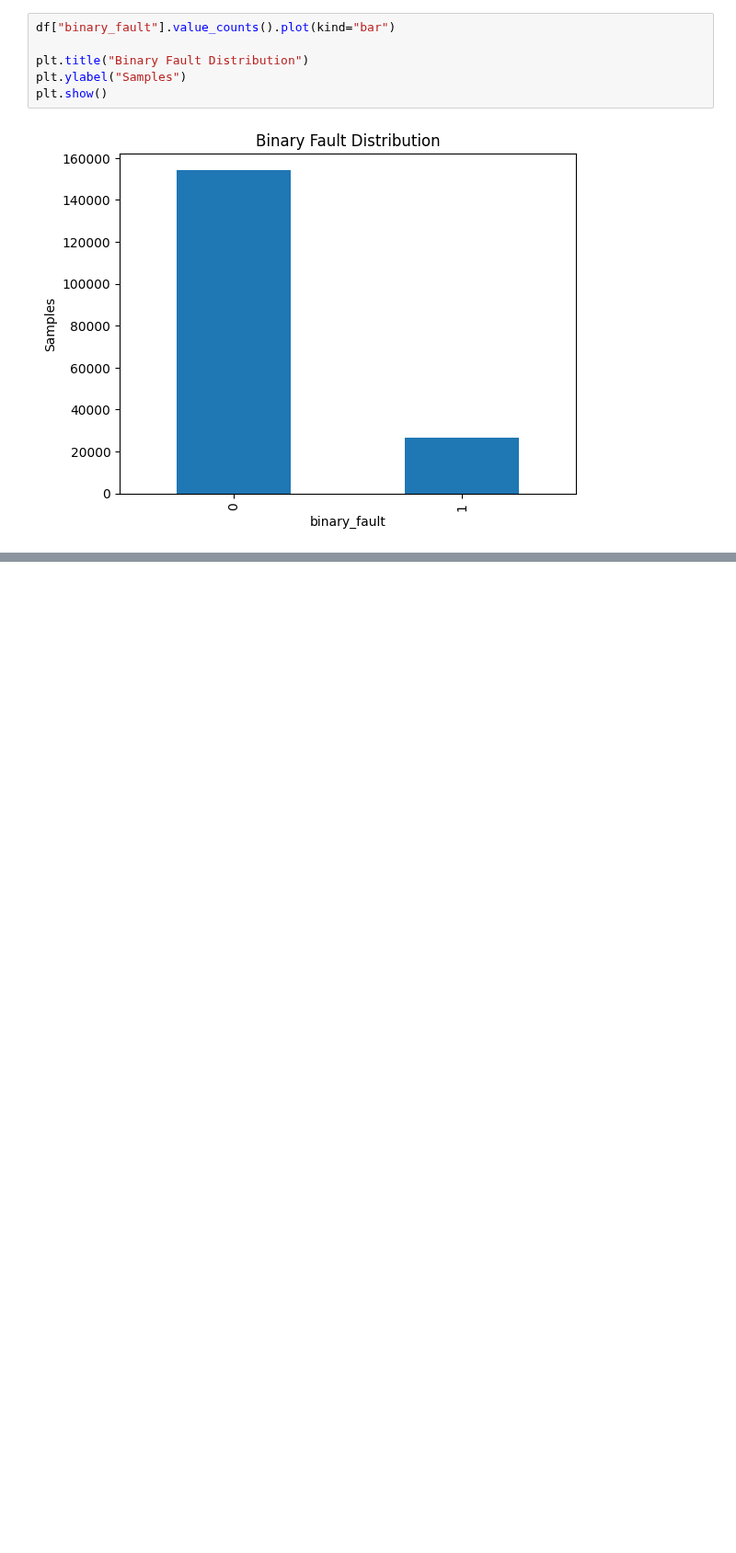
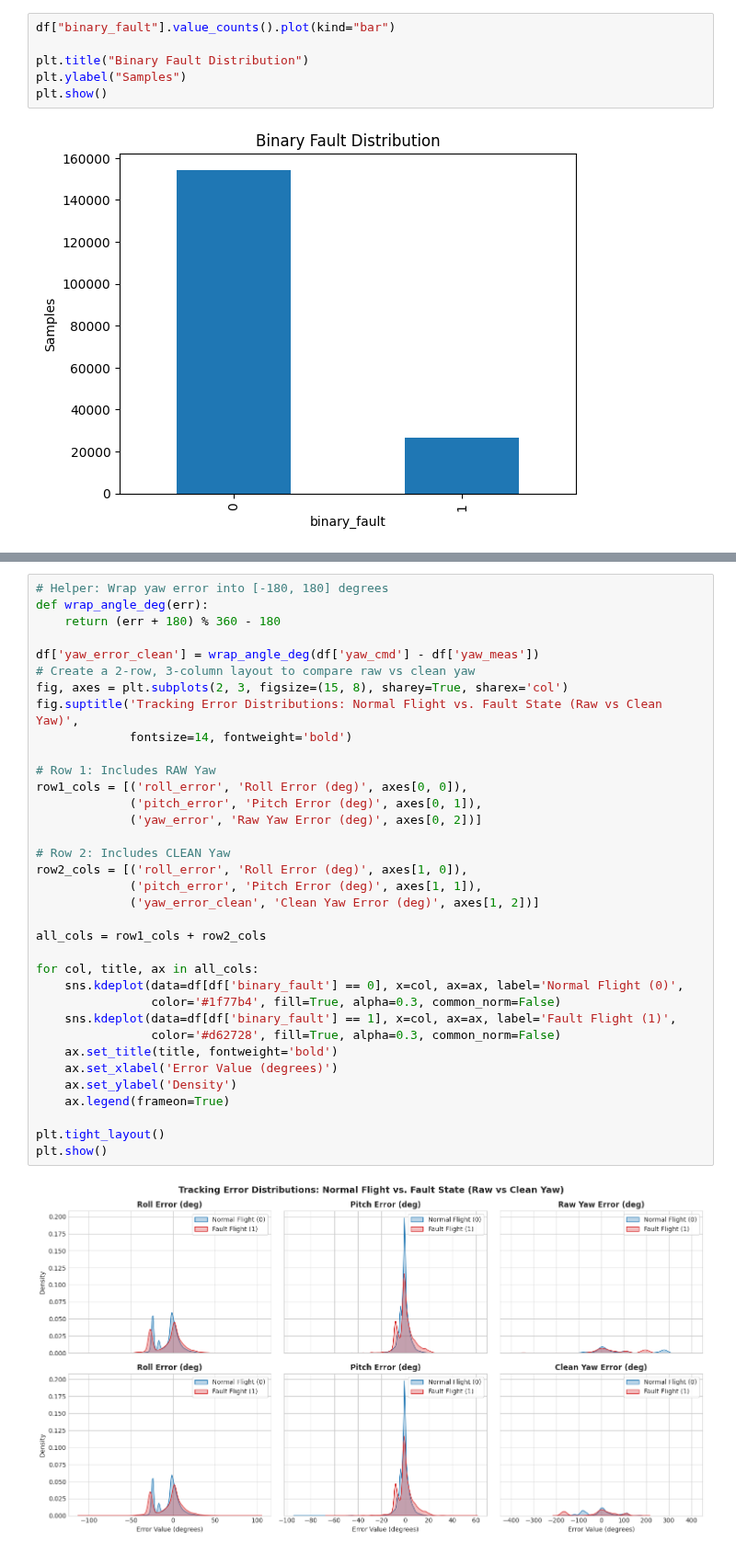
Before and after one commit to Lynn-Myat-Bhone/UAV-flight, a Jupyter notebook: src/data_quality.ipynb, the cells around one changed output, grey strips where cells are left out. Shown at 92% size. Drawn from its saved outputs; the diff is of its cells as text; blank space fills up the shorter version.

```diff
--- a/src/data_quality.ipynb
+++ b/src/data_quality.ipynb
@@ -97,0 +244,37 @@ plt.show()
+# %%
+# Helper: Wrap yaw error into [-180, 180] degrees
+def wrap_angle_deg(err):
+    return (err + 180) % 360 - 180
+
+df['yaw_error_clean'] = wrap_angle_deg(df['yaw_cmd'] - df['yaw_meas'])
+# Create a 2-row, 3-column layout to compare raw vs clean yaw
+fig, axes = plt.subplots(2, 3, figsize=(15, 8), sharey=True, sharex='col')
+fig.suptitle('Tracking Error Distributions: Normal Flight vs. Fault State (Raw vs Clean Yaw)',
+             fontsize=14, fontweight='bold')
+
+# Row 1: Includes RAW Yaw
+row1_cols = [('roll_error', 'Roll Error (deg)', axes[0, 0]),
+             ('pitch_error', 'Pitch Error (deg)', axes[0, 1]),
+             ('yaw_error', 'Raw Yaw Error (deg)', axes[0, 2])]
+
+# Row 2: Includes CLEAN Yaw
+row2_cols = [('roll_error', 'Roll Error (deg)', axes[1, 0]),
+             ('pitch_error', 'Pitch Error (deg)', axes[1, 1]),
+             ('yaw_error_clean', 'Clean Yaw Error (deg)', axes[1, 2])]
+
+all_cols = row1_cols + row2_cols
+
+for col, title, ax in all_cols:
+    sns.kdeplot(data=df[df['binary_fault'] == 0], x=col, ax=ax, label='Normal Flight (0)',
+                color='#1f77b4', fill=True, alpha=0.3, common_norm=False)
+    sns.kdeplot(data=df[df['binary_fault'] == 1], x=col, ax=ax, label='Fault Flight (1)',
+                color='#d62728', fill=True, alpha=0.3, common_norm=False)
+    ax.set_title(title, fontweight='bold')
+    ax.set_xlabel('Error Value (degrees)')
+    ax.set_ylabel('Density')
+    ax.legend(frameon=True)
+
+plt.tight_layout()
+plt.show()
+# %% [output]
+[figure, added]
```
Also changed, not shown: parts of 9 cells of this notebook.
